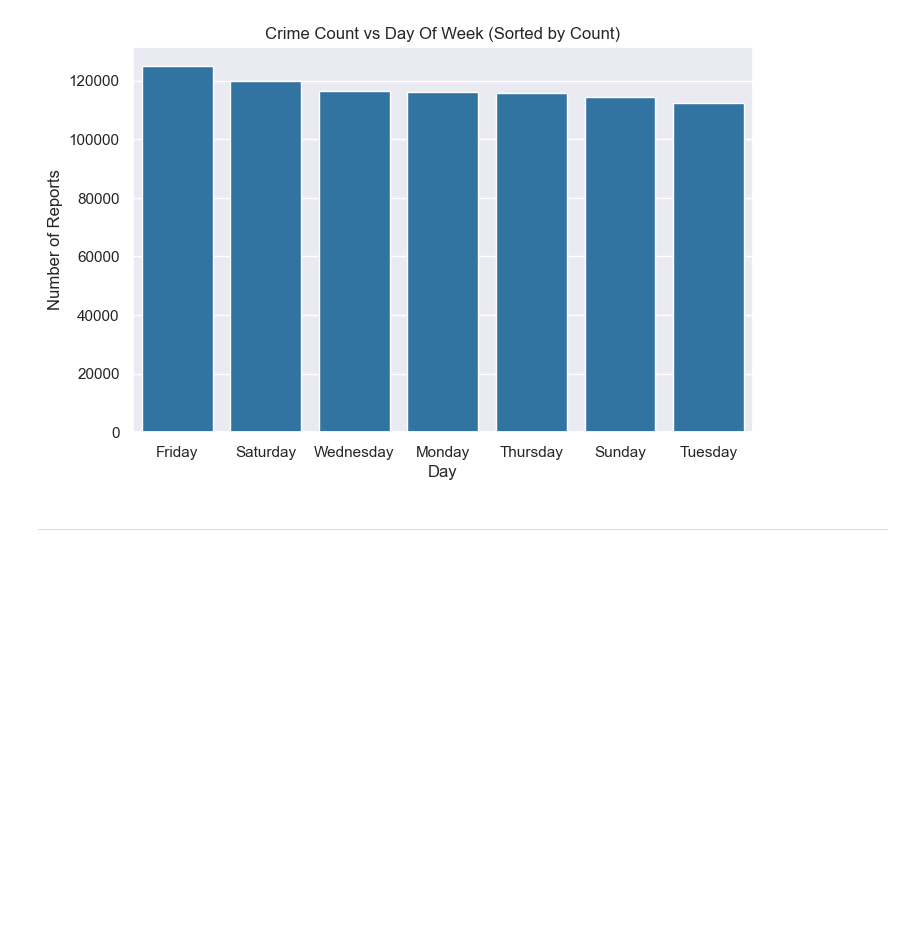
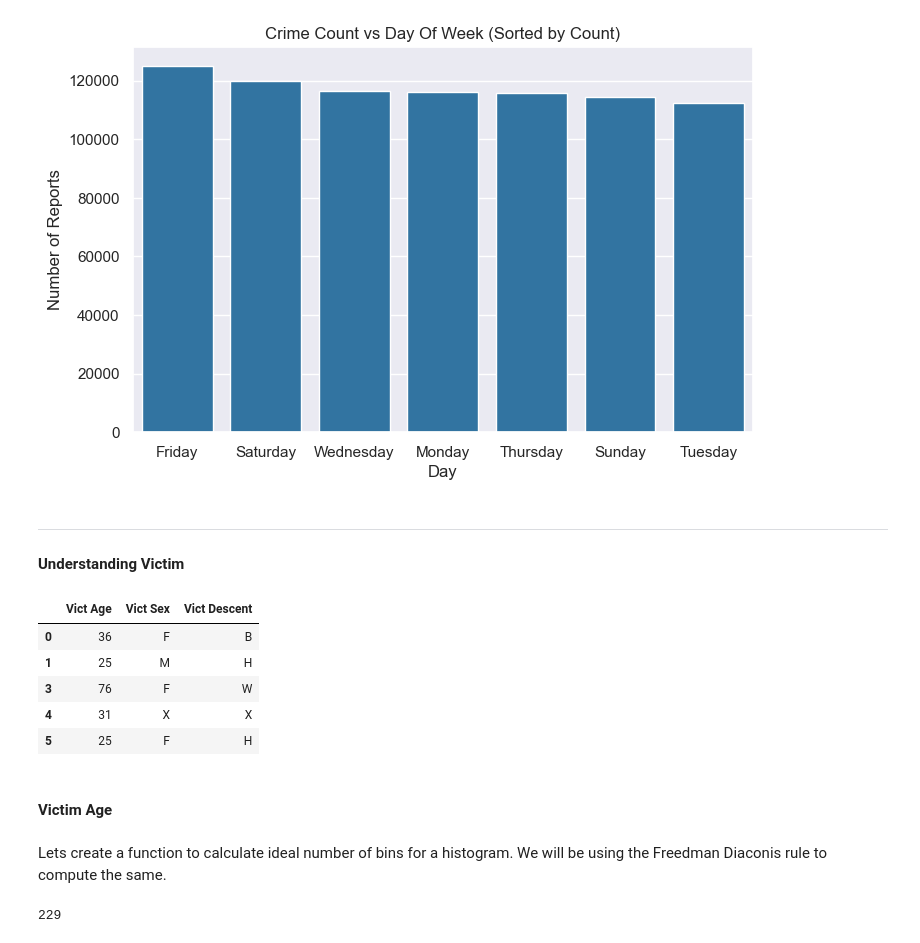
Before and after one commit to RishabhHM/Analyzing-Crime-In-LA, a Jupyter notebook: Crime_In_LA.ipynb, the cells around one changed output. Cells and saved outputs as stored; diff of their text form; code cells hidden in the pictures; blank space fills up the shorter version.

```diff
--- a/Crime_In_LA.ipynb
+++ b/Crime_In_LA.ipynb
@@ -385,3 +392,38 @@ Text(0, 0.5, 'Number of Reports')
 [figure]
 # %% [markdown]
 <hr>
+
+#### Understanding Victim
+# %%
+victim = df[df['Vict Age'] > 0][['Vict Age', 'Vict Sex', 'Vict Descent']]
+victim.head()
+# %% [output]
+|  | Vict Age | Vict Sex | Vict Descent |
+| 0 | 36 | F | B |
+| 1 | 25 | M | H |
+| 3 | 76 | F | W |
+| 4 | 31 | X | X |
+| 5 | 25 | F | H |
+# %% [markdown]
+#### Victim Age
+# %% [markdown]
+Lets create a function to calculate ideal number of bins for a histogram. We will be using the Freedman Diaconis rule to compute the same.
+# %%
+# Calculating the number of bins using Freedman Diaconis's Method
+
+def freedman_diaconis(data):
+    data = np.asarray(data, dtype=np.float_)
+    IQR  = stats.iqr(data, rng=(25, 75), scale=1, nan_policy="omit")
+    N    = data.size
+    bw   = (2 * IQR) / np.power(N, 1/3)
+
+    datmin, datmax = data.min(), data.max()
+    datrng = datmax - datmin
+    result = int((datrng / bw) + 1)
+
+    return(result)
+
+bins_sugg = freedman_diaconis(data=victim['Vict Age'])
+print('Number of bins suggested by Freedman Diaconis\'s method : ', bins_sugg)
+# %% [output]
+229
```
Also changed, not shown: parts of 10 cells of this notebook.
